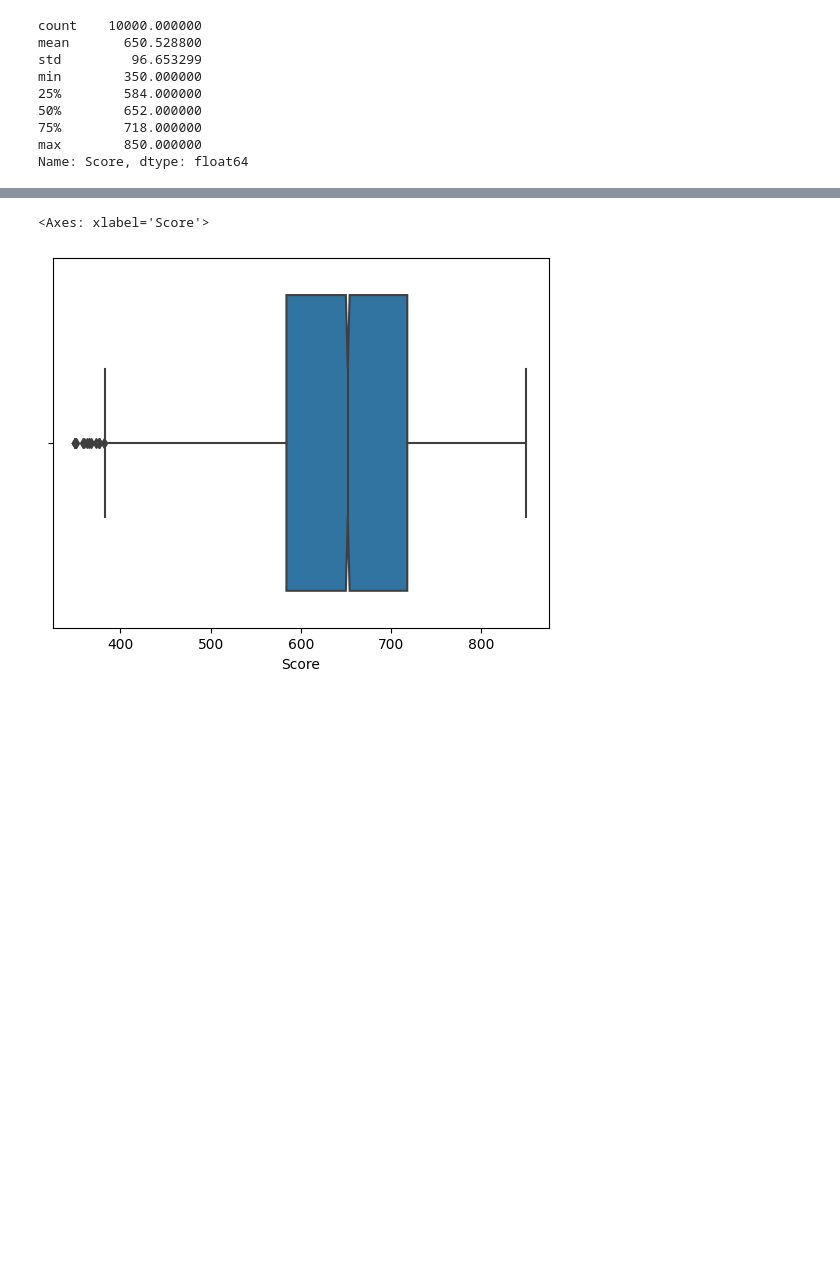
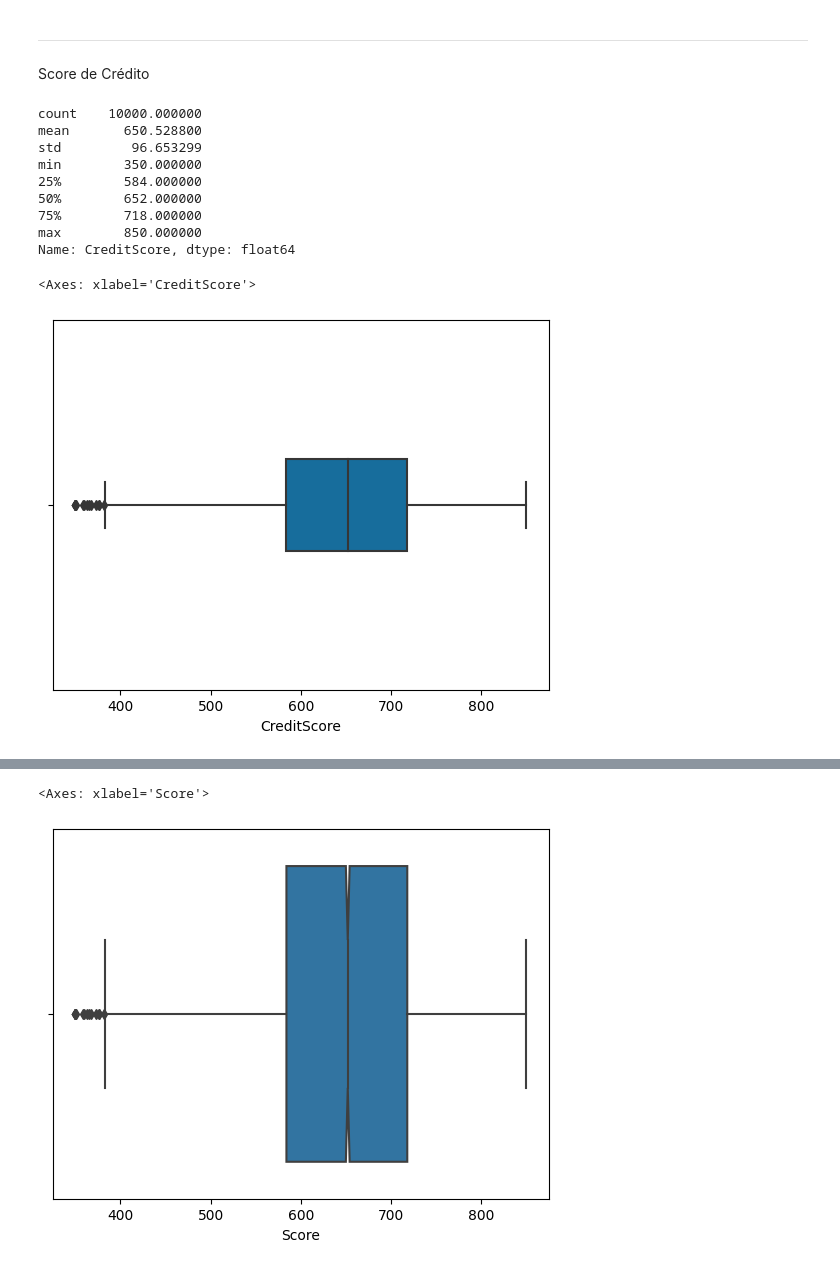
Before and after one commit to willyferreira/bank_churn, a Jupyter notebook: bank_churn.ipynb, the cells around one changed output, grey strips where cells are left out. Drawn from its saved outputs; the diff is of its cells as text; code cells hidden in the pictures; blank space fills up the shorter version.

```diff
--- a/bank_churn.ipynb
+++ b/bank_churn.ipynb
@@ -125,0 +103,4 @@ memory usage: 1015.8+ KB
+# %%
+#dropando a coluna de nome de clientes
+df.drop(['Nome'], axis=1, inplace=True)
+df.head()
@@ -125,0 +129,3 @@ memory usage: 1015.8+ KB
+# %%
+df.drop(['RowNumber', 'IdCliente'], axis=1, inplace=True)
+df.head()
@@ -126,5 +139,12 @@ memory usage: 1015.8+ KB
+# %% [markdown]
+_____
+# %%
+#Paleta de cores dos gráficos
+sns.set_palette('colorblind')
+# %% [markdown]
+Score de Crédito
 # %%
-df.Score.describe()
+df.CreditScore.describe()
 # %% [output]
 count    10000.000000
 mean       650.528800
@@ -134,4 +154,9 @@ min        350.000000
 50%        652.000000
 75%        718.000000
 max        850.000000
-Name: Score, dtype: float64
+Name: CreditScore, dtype: float64
+# %%
+sns.boxplot(data=df, x='CreditScore', orient='h', width=0.25)
+# %% [output]
+<Axes: xlabel='CreditScore'>
+[figure, added]
```
Also changed, not shown: parts of 25 cells of this notebook, 1 other file.
